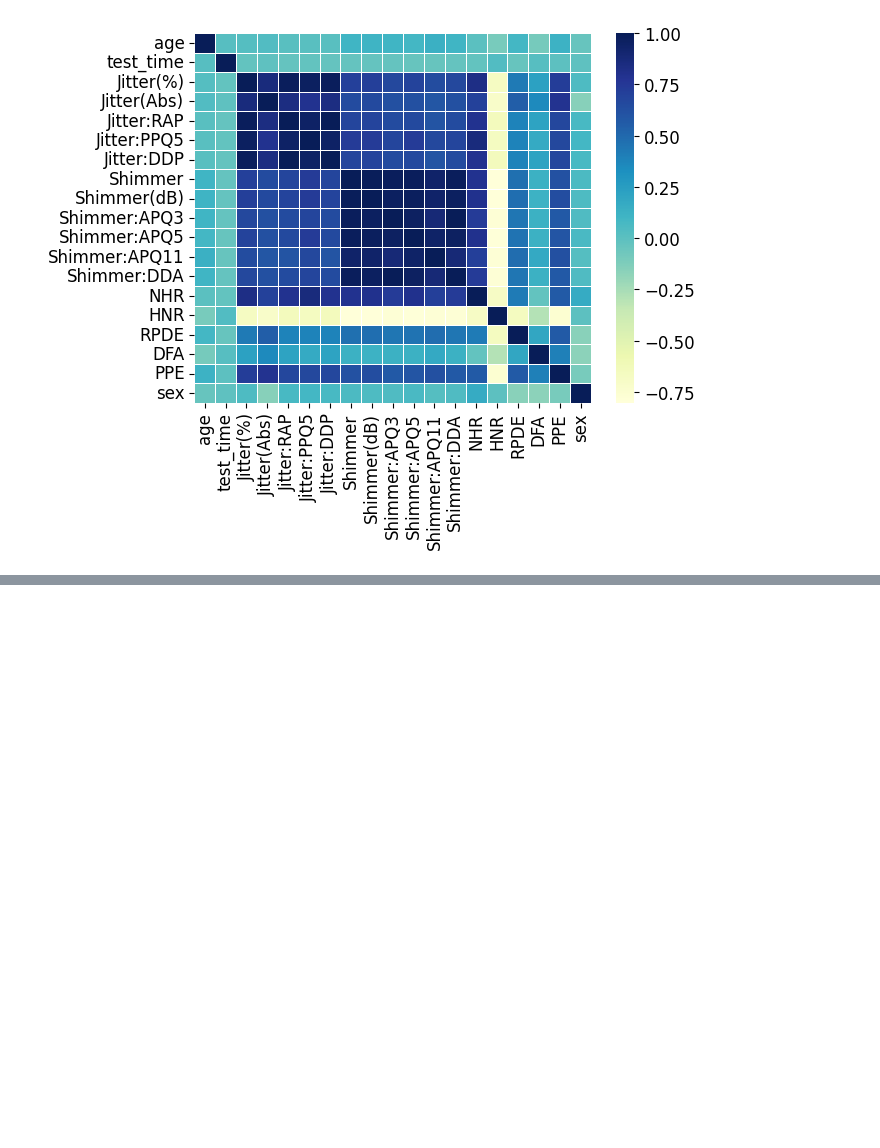
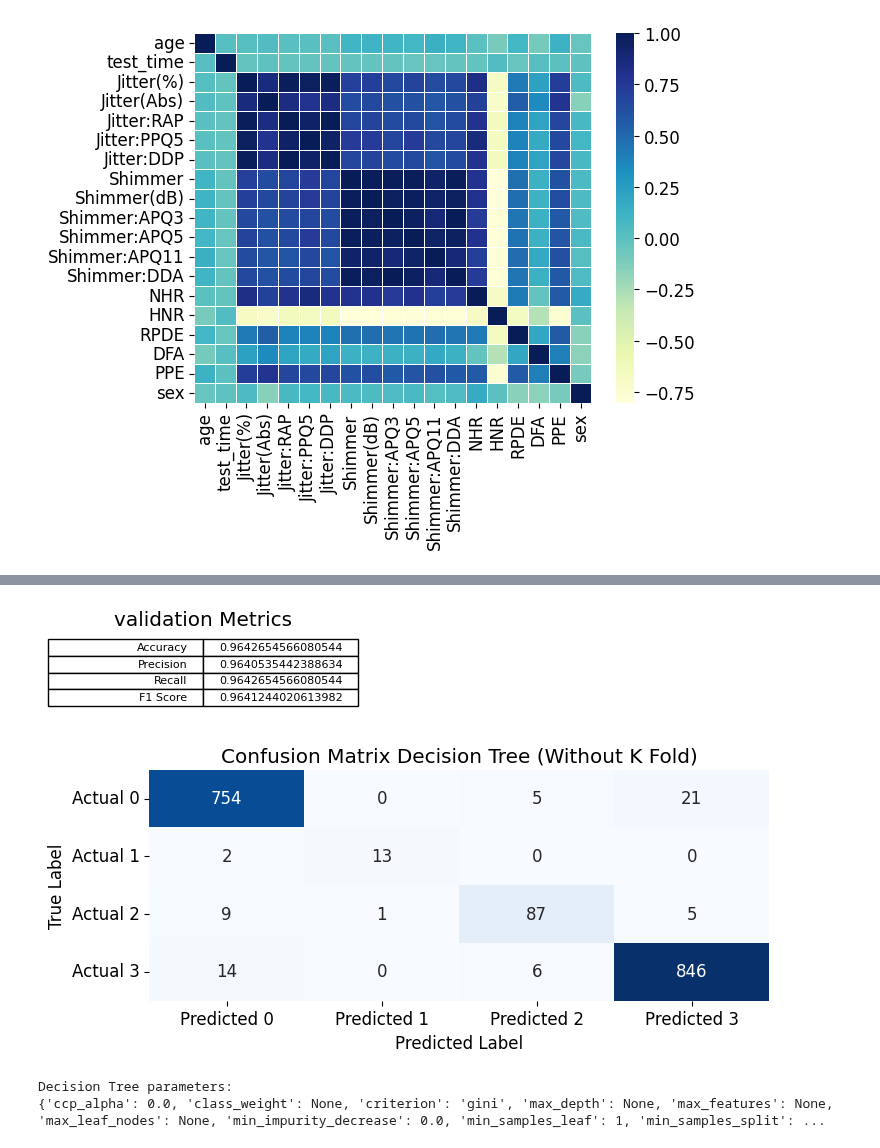
Before and after one commit to yazdanzv/Compare_Multiple_ML_Methods_on_Parkinson_Dataset, a Jupyter notebook: main.ipynb, the cells around one changed output, grey strips where cells are left out. Saved outputs shown, nothing was run; the diff lists cells and outputs as text; code cells hidden in the pictures; blank space fills up the shorter version.

Commit message:
decision tree completed

```diff
--- a/main.ipynb
+++ b/main.ipynb
@@ -110,6 +116,8 @@ for i in range(len(y_total_updrs)):
         y_final_labels.append(3)
     else:
         raise Exception('NOT VALID')
+
+y_final_labels = pd.DataFrame(y_final_labels)
 # %% [markdown]
 <h2>Pre processing</h2>
 <ul>
@@ -201,0 +216,8 @@ final_X = pd.concat([normalized_X[['age', 'test_time', 'Jitter(Abs)', 'NHR', 'HN
+# %%
+X_train, X_test, y_train, y_test = train_test_split(final_X, y_final_labels, test_size=0.3, random_state=42)
+
+# Size of Train and Test data
+print(X_train.shape)
+print(X_test.shape)
+print(y_train.shape)
+print(y_test.shape)
@@ -201,0 +233,41 @@ final_X = pd.concat([normalized_X[['age', 'test_time', 'Jitter(Abs)', 'NHR', 'HN
+# %%
+# Make an instance from decision tree
+decision_tree_1 = DecisionTreeClassifier(random_state=42)
+
+# Train model
+decision_tree_1.fit(X_train, y_train)
+
+# Test model
+y_pred_DT_without_kfold = decision_tree_1.predict(X_test)
+acc_DT_without_kfold = accuracy_score(y_test, y_pred_DT_without_kfold)
+pre_DT_without_kfold = precision_score(y_test, y_pred_DT_without_kfold, average='weighted')
+rec_DT_without_kfold = recall_score(y_test, y_pred_DT_without_kfold, average='weighted')
+f1_DT_without_kfold = f1_score(y_test, y_pred_DT_without_kfold, average='weighted')
+confmat_DT_without_kfold = confusion_matrix(y_test, y_pred_DT_without_kfold)
+metrics_DT_without_kfold = [['Accuracy', acc_DT_without_kfold], ['Precision', pre_DT_without_kfold], ['Recall', rec_DT_without_kfold], ['F1 Score', f1_DT_without_kfold]]
+
+# Plot Metrics
+plt.figure(figsize=(4, 1))
+plt.table(metrics_DT_without_kfold, loc='center')
+plt.axis('off')
+plt.title('validation Metrics')
+plt.show()
+
+# Plot confusion matrix
+plt.figure(figsize=(8, 3))
+sb.heatmap(confmat_DT_without_kfold, annot=True, fmt='d', cmap='Blues', cbar=False,
+            xticklabels=['Predicted 0', 'Predicted 1', 'Predicted 2', 'Predicted 3'],
+            yticklabels=['Actual 0', 'Actual 1', 'Actual 2', 'Actual 3'])
+plt.xlabel('Predicted Label')
+plt.ylabel('True Label')
+plt.title('Confusion Matrix Decision Tree (Without K Fold)')
+plt.show()
+
+# Decision Tree parameters
+print('Decision Tree parameters:')
+print(decision_tree_1.get_params())
+# %% [output]
+[figure, added]
+[figure, added]
+Decision Tree parameters:
+{'ccp_alpha': 0.0, 'class_weight': None, 'criterion': 'gini', 'max_depth': None, 'max_features': None, 'max_leaf_nodes': None, 'min_impurity_decrease': 0.0, 'min_samples_leaf': 1, 'min_samples_split': ...
```
Also changed, not shown: parts of 6 cells of this notebook.
